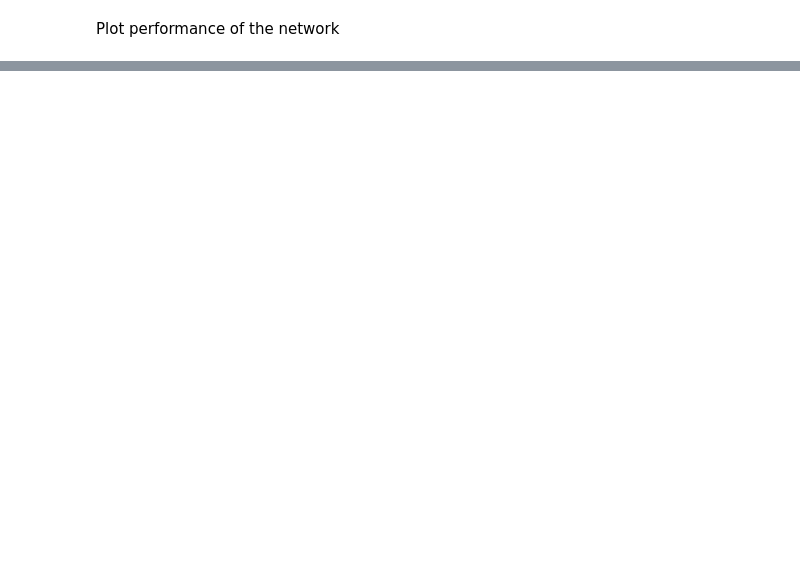
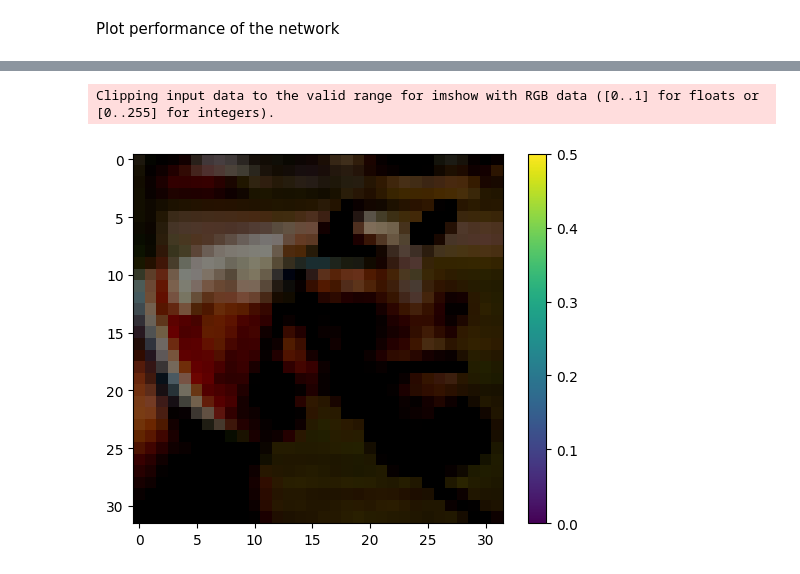
Before and after one commit to ciCciC/ImageCompressorProject, a Jupyter notebook: notebooks/vqvae_trainer_resblock.ipynb, the cells around one changed output, grey strips where cells are left out. Drawn from its saved outputs; the diff is of its cells as text; code cells hidden in the pictures; blank space fills up the shorter version.

```diff
--- a/notebooks/vqvae_trainer_resblock.ipynb
+++ b/notebooks/vqvae_trainer_resblock.ipynb
@@ -314,0 +356,4 @@ Plot performance of the network
+# %%
+idx = np.random.choice(len(x_test_scaled), 10)
+test_images = x_test_scaled[idx]
+test_images.shape
@@ -314,0 +406,8 @@ Plot performance of the network
+# %%
+i = 8
+# %%
+plt.imshow(test_images[i])
+plt.colorbar();
+# %% [output]
+Clipping input data to the valid range for imshow with RGB data ([0..1] for floats or [0..255] for integers).
+[figure, added]
```
Also changed, not shown: parts of 33 cells of this notebook, 2 other files.
